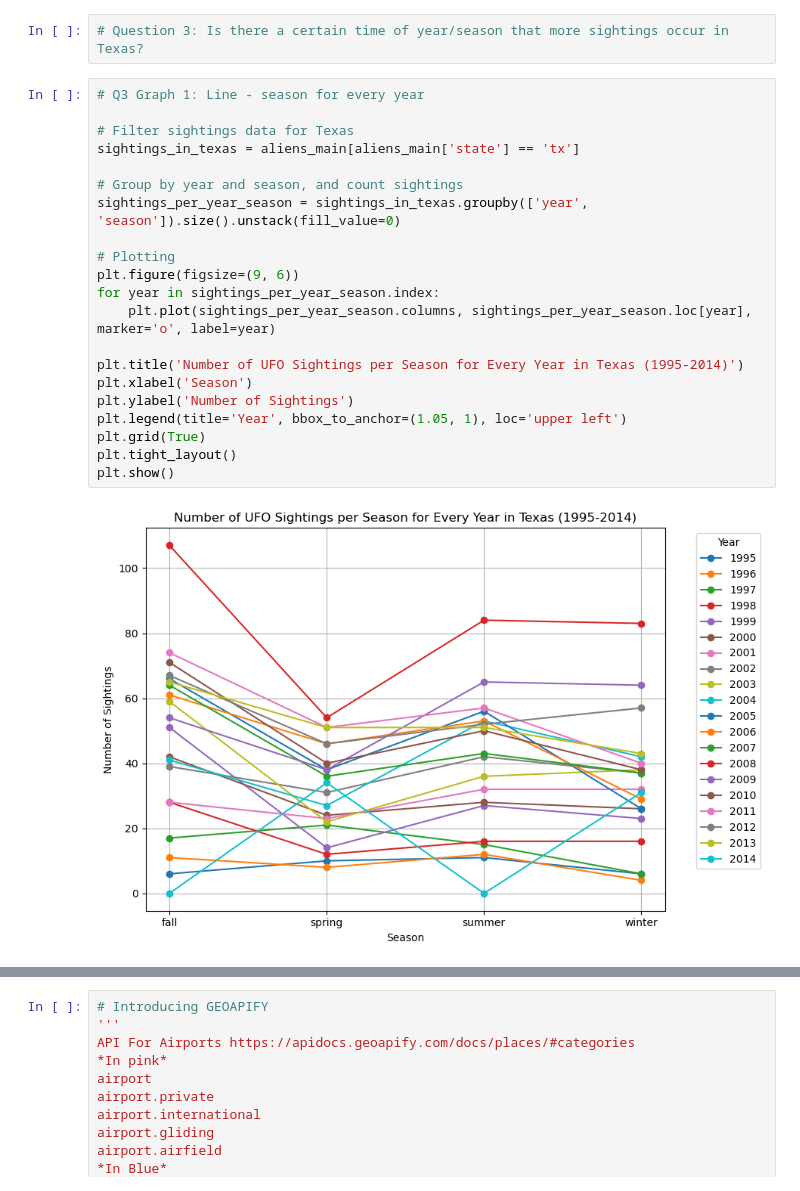
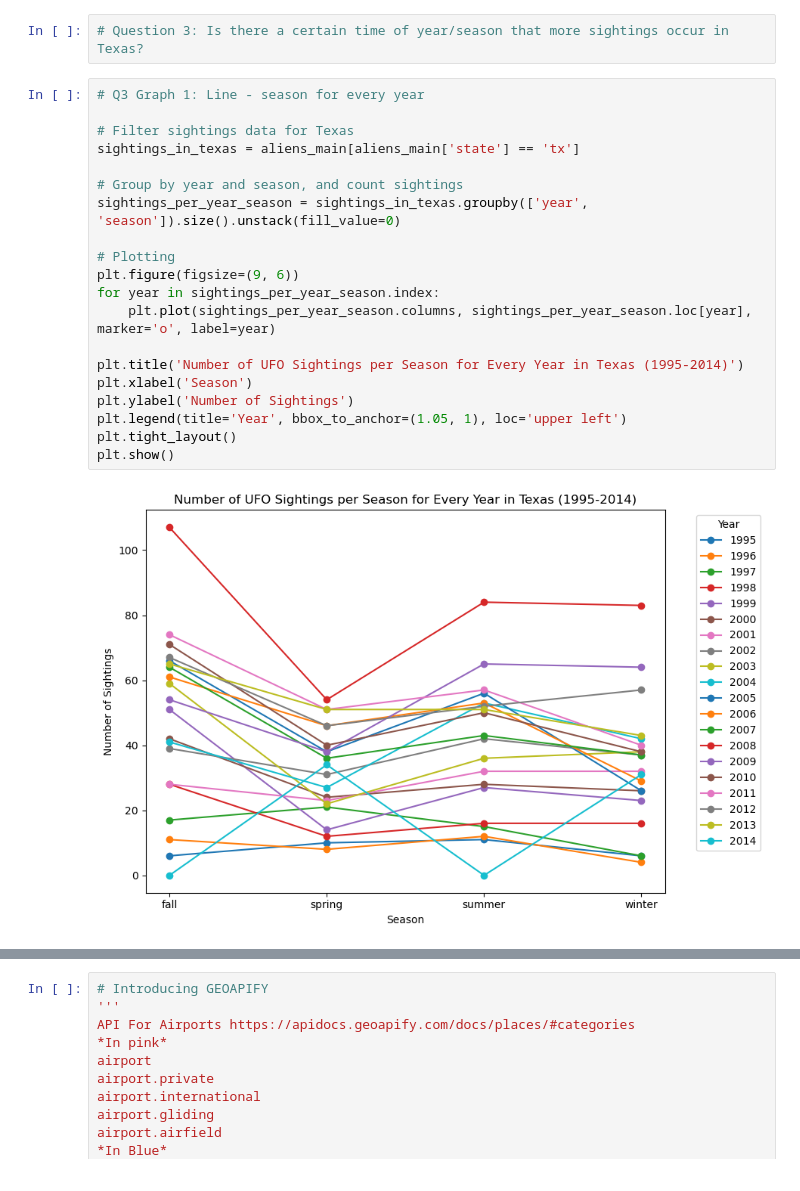
Before and after one commit to famndox/P1-EclipseFusion, a Jupyter notebook: alien_pandas.ipynb, the cells around one changed output, grey strips where cells are left out. Cells and saved outputs as stored; diff of their text form.

```diff
--- a/alien_pandas.ipynb
+++ b/alien_pandas.ipynb
@@ -251,23 +250,22 @@ plt.tight_layout()
 # %%
 # Q3 Graph 1: Line - season for every year
 
 # Filter sightings data for Texas
 sightings_in_texas = aliens_main[aliens_main['state'] == 'tx']
 
 # Group by year and season, and count sightings
 sightings_per_year_season = sightings_in_texas.groupby(['year', 'season']).size().unstack(fill_value=0)
 
 # Plotting
 plt.figure(figsize=(9, 6))
 for year in sightings_per_year_season.index:
     plt.plot(sightings_per_year_season.columns, sightings_per_year_season.loc[year], marker='o', label=year)
 
 plt.title('Number of UFO Sightings per Season for Every Year in Texas (1995-2014)')
 plt.xlabel('Season')
 plt.ylabel('Number of Sightings')
 plt.legend(title='Year', bbox_to_anchor=(1.05, 1), loc='upper left')
-plt.grid(True)
 plt.tight_layout()
 plt.show()
 # %% [output]
-[figure, old version]
+[figure, new version]
```
Also changed, not shown: parts of 3 cells of this notebook.
